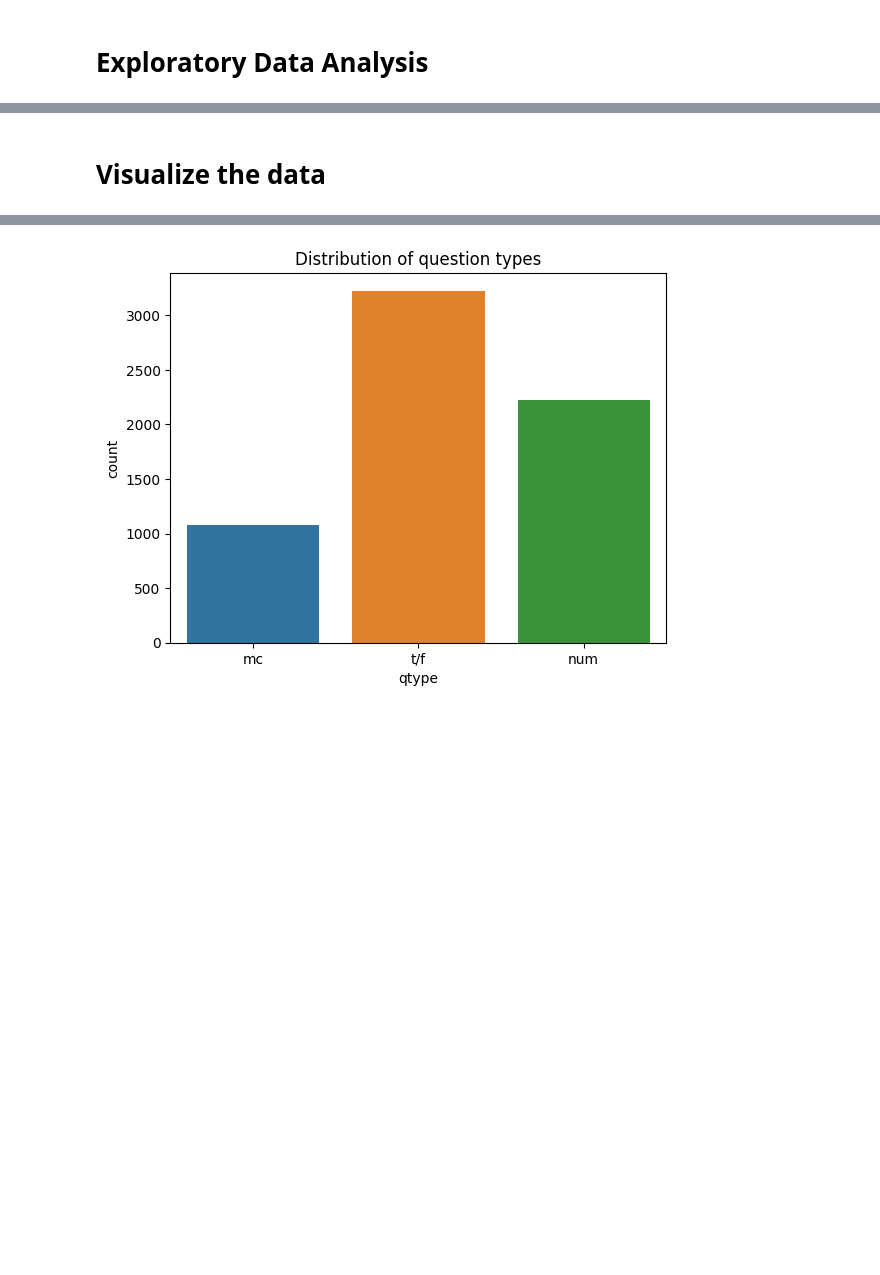
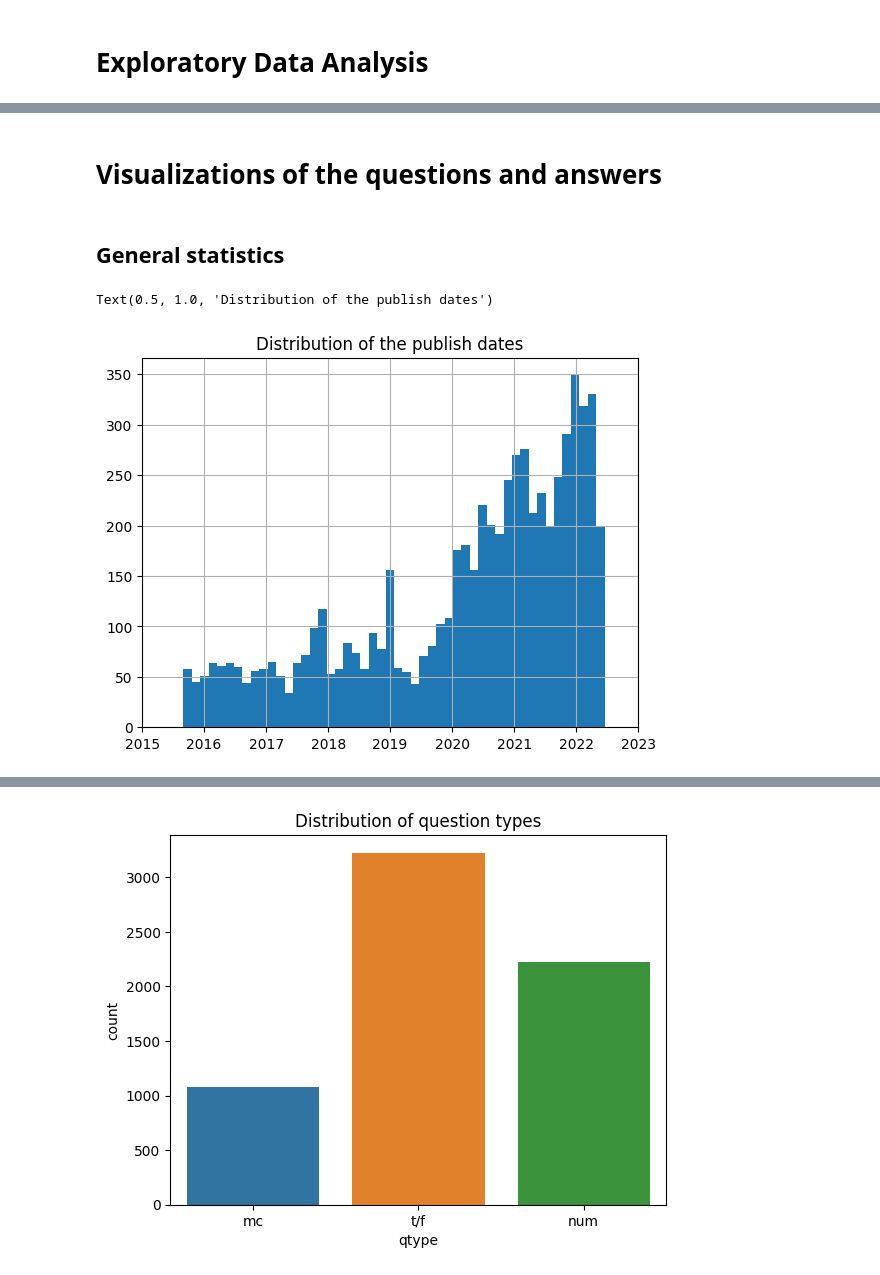
Before and after one commit to eamonniknafs/autocast, a Jupyter notebook: competition/gpt/fine-tune/eda.ipynb, the cells around one changed output, grey strips where cells are left out. Saved outputs shown, nothing was run; the diff lists cells and outputs as text; code cells hidden in the pictures; blank space fills up the shorter version.

```diff
--- a/competition/gpt/fine-tune/eda.ipynb
+++ b/competition/gpt/fine-tune/eda.ipynb
@@ -23,5 +23,17 @@ df.head()
 | 2 | Will there be an initial public o... | G4 | China suspended initial public of... | 2015-09-01 13:58:30.138000+00:00 | 2015-11-30 14:00:15+00:00 | [Finance] | [http://atimes.com/2015/11/china-... | 545 | ... |
 | 3 | Will the Export-Import Bank of th... | G5 | The Export-Import Bank's authoriz... | 2015-09-01 14:02:21.242000+00:00 | 2015-12-04 14:00:25+00:00 | [Economic Policy, US Politics, US... | [http://thehill.com/policy/financ... | 1000 | ... |
 | 4 | Will a trilateral meeting take pl... | G6 | A trilateral meeting of leaders f... | 2015-09-01 14:04:41.470000+00:00 | 2015-12-31 23:00:11+00:00 | [Foreign Policy] | [https://en.wikipedia.org/wiki/Li... | 946 | ... |
-# %% [markdown]
-# Visualize the data
+# %% [markdown]
+# Visualizations of the questions and answers
+# %% [markdown]
+## General statistics
+# %%
+# Show the distribution of publish dates
+df['publish_time'] = pd.to_datetime(df['publish_time'])
+df['publish_time'].hist(bins=50)
+# set the start date to 2015 and the end date to 2023
+plt.xlim(pd.to_datetime('2015-01-01'), pd.to_datetime('2023-01-01'))
+plt.title('Distribution of the publish dates')
+# %% [output]
+Text(0.5, 1.0, 'Distribution of the publish dates')
+[figure, added]
```
Also changed, not shown: parts of 9 cells of this notebook.
